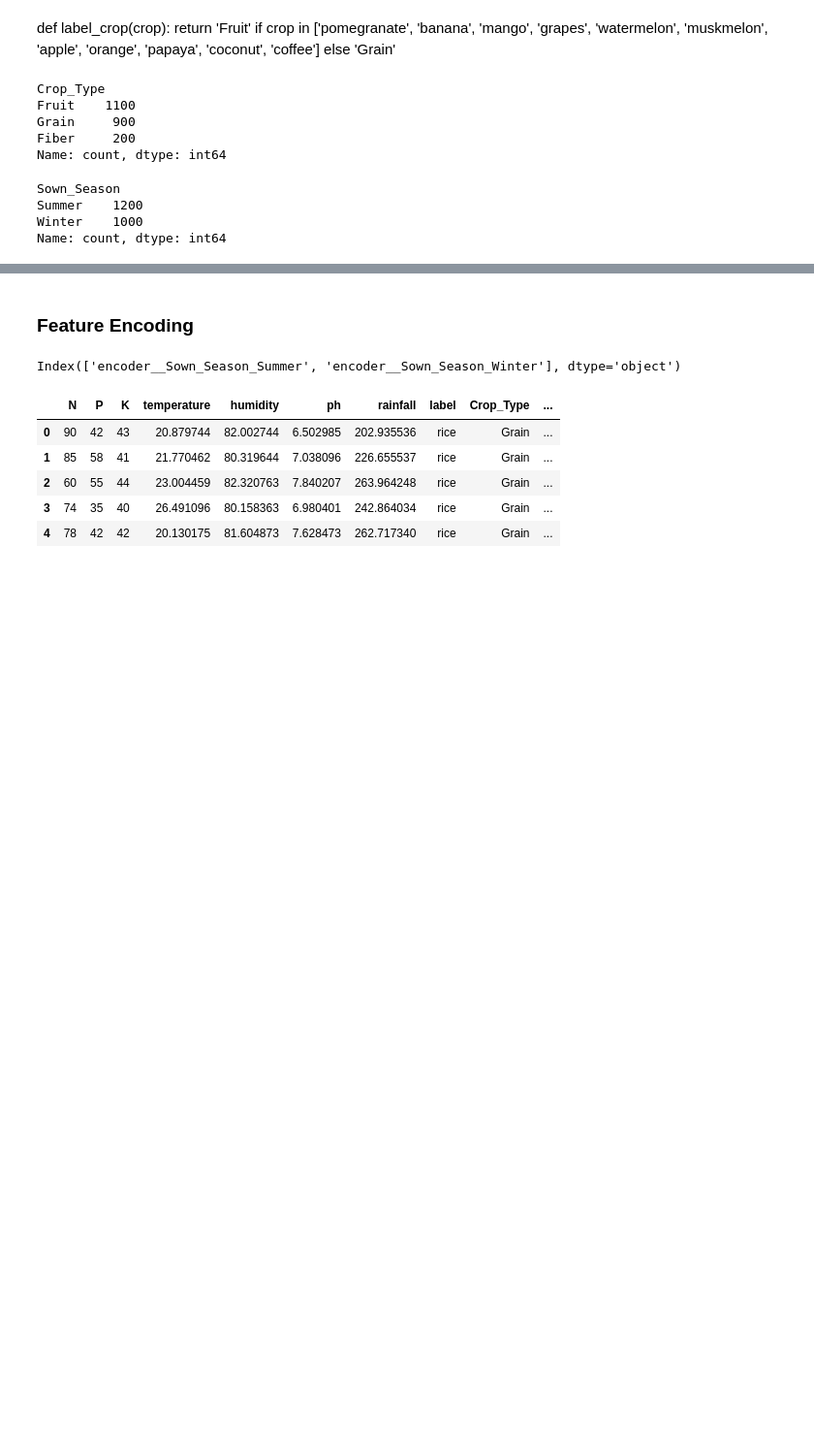
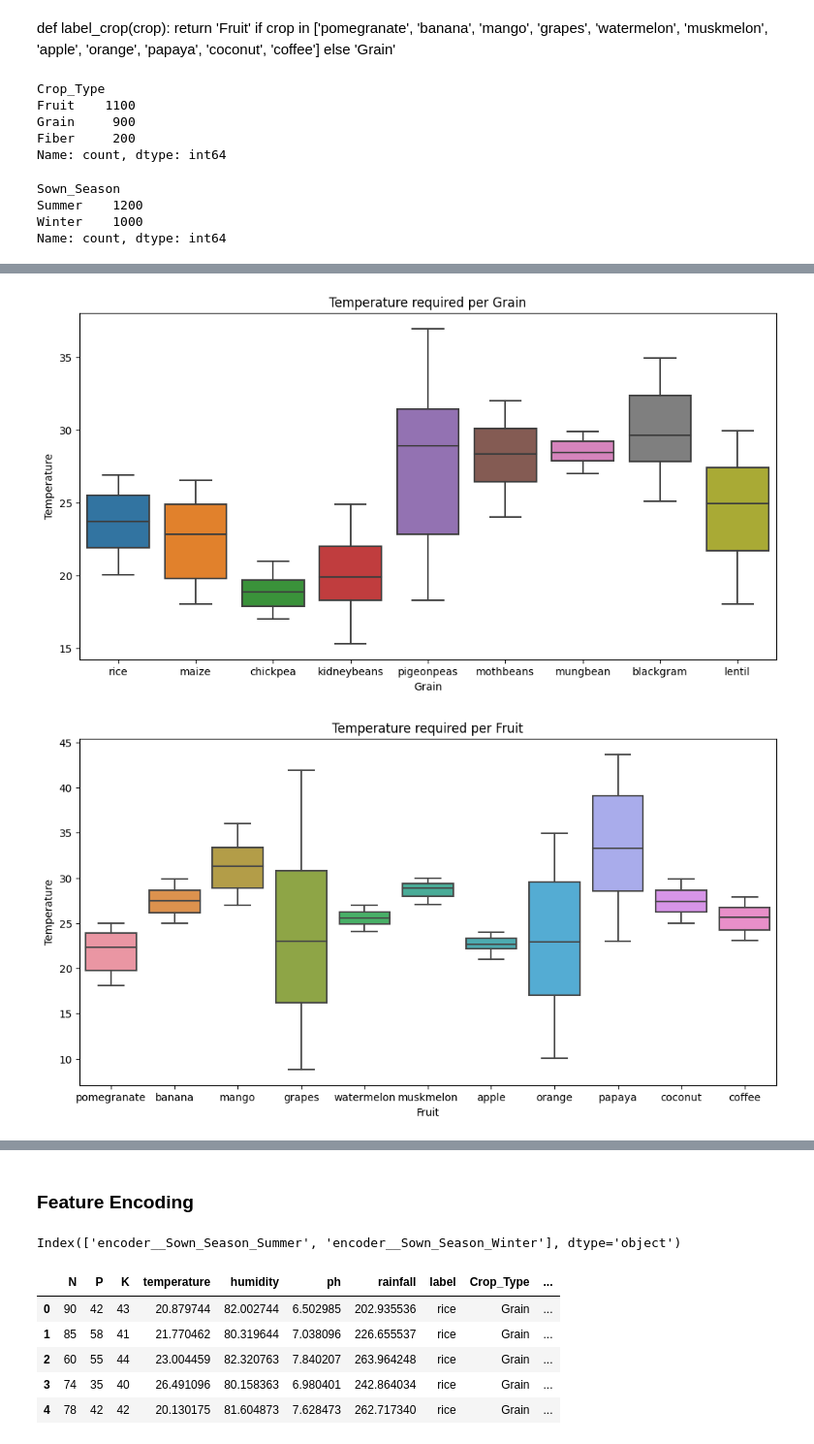
Before and after one commit to Abhijith-Nagarajan/Bayer, a Jupyter notebook: Crop_Recommendation/crop-recommendation.ipynb, the cells around one changed output, grey strips where cells are left out. Shown at 97% size. Saved outputs shown, nothing was run; the diff lists cells and outputs as text; code cells hidden in the pictures; blank space fills up the shorter version.

```diff
--- a/Crop_Recommendation/crop-recommendation.ipynb
+++ b/Crop_Recommendation/crop-recommendation.ipynb
@@ -136,0 +158,15 @@ for crop in crops_list:
+# %%
+def plot_features_per_crop_type(crop_df:pd.DataFrame,crop_type:str,feature:str)->None:
+    plt.figure(figsize=(12,6))
+    sns.boxplot(data = crop_df, x="label", y=feature)
+    plt.xlabel(crop_type)
+    plt.ylabel(f"{feature.capitalize()}")
+    plt.title(f"{feature.capitalize()} required per {crop_type}")
+    plt.show()
+# %%
+for crop_type in crop_types:
+    crop_df = df[df.Crop_Type==crop_type]
+    plot_features_per_crop_type(crop_df,crop_type,"temperature")
+# %% [output]
+[figure, added]
+[figure, added]
```
Also changed, not shown: parts of 10 cells of this notebook, 1 other file.
